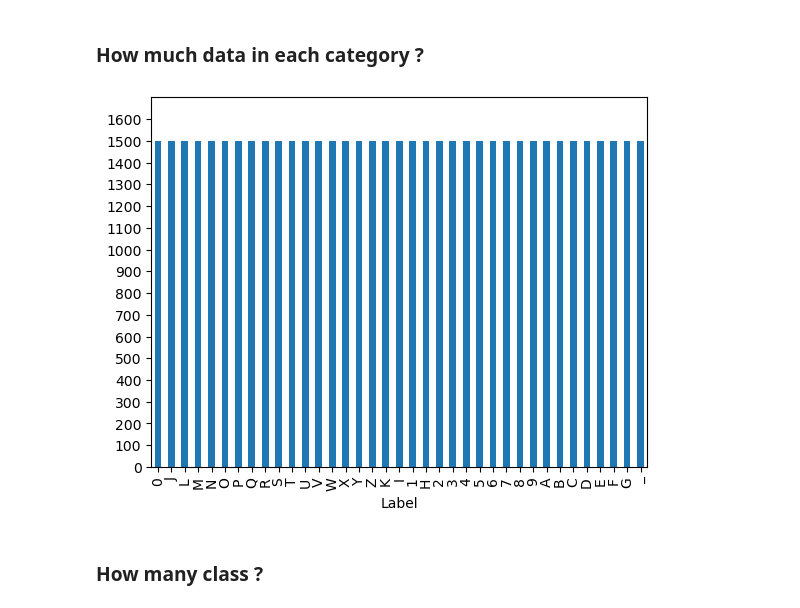
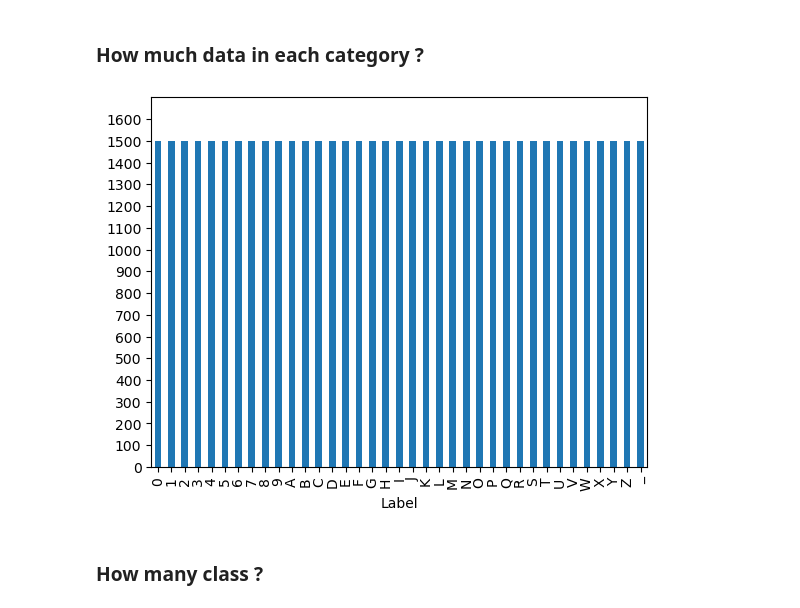
Before and after one commit to KubaOfca/Sign-Language-Recognition, a Jupyter notebook: model.ipynb, the cells around one changed output. Drawn from its saved outputs; the diff is of its cells as text; code cells hidden in the pictures.

```diff
--- a/model.ipynb
+++ b/model.ipynb
@@ -33,6 +35,10 @@ sign_lng_dataset = []
 for label in tqdm(sorted(os.listdir(data_directory))):
     label_path = os.path.join(data_directory, label)
     for image in os.listdir(label_path):
-        image_path = os.path.join(label_path, image)
-        img = cv2.resize(cv2.imread(image_path),(50,50))
-        sign_lng_dataset.append((img, label))
+        if not image.startswith("augmented_"):
+            try:
+                image_path = os.path.join(label_path, image)
+                img = cv2.resize(cv2.imread(image_path),(50,50))
+                sign_lng_dataset.append((img, label))
+            except:
+                print(image_path)
@@ -69,12 +79,12 @@ data_df.shape
 # %% [markdown]
 ### How much data in each category ?
 # %%
-data_df["Label"].value_counts().plot(kind="bar")
+data_df["Label"].value_counts().sort_values(ascending=False).plot(kind="bar")
 plt.ylim(0, 1700)
 plt.yticks(range(0, 1700, 100))
 plt.show()
 # %% [output]
-[figure, old version]
+[figure, new version]
 # %% [markdown]
 ### How many class ?
 # %%
```
Also changed, not shown: parts of 60 cells of this notebook, 2 other files.
